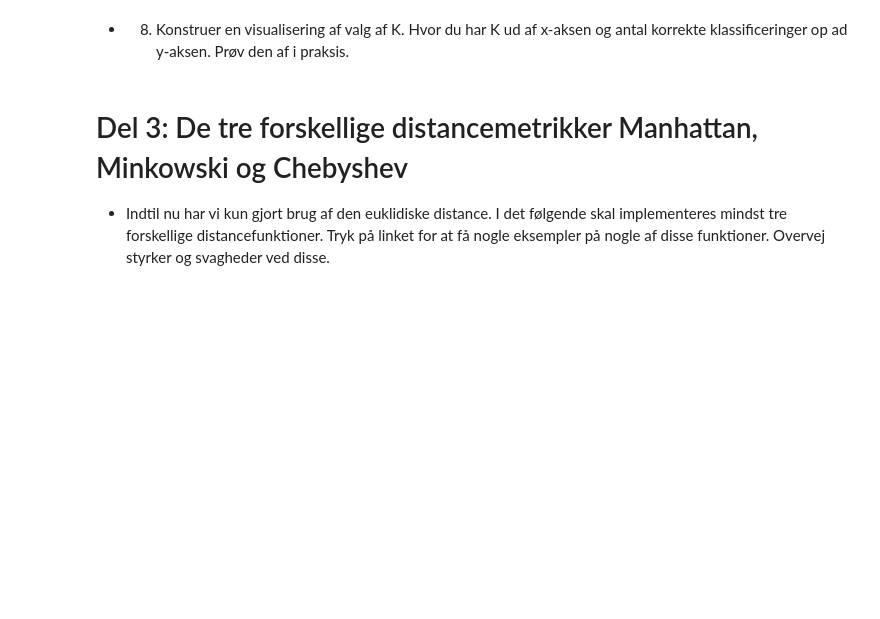
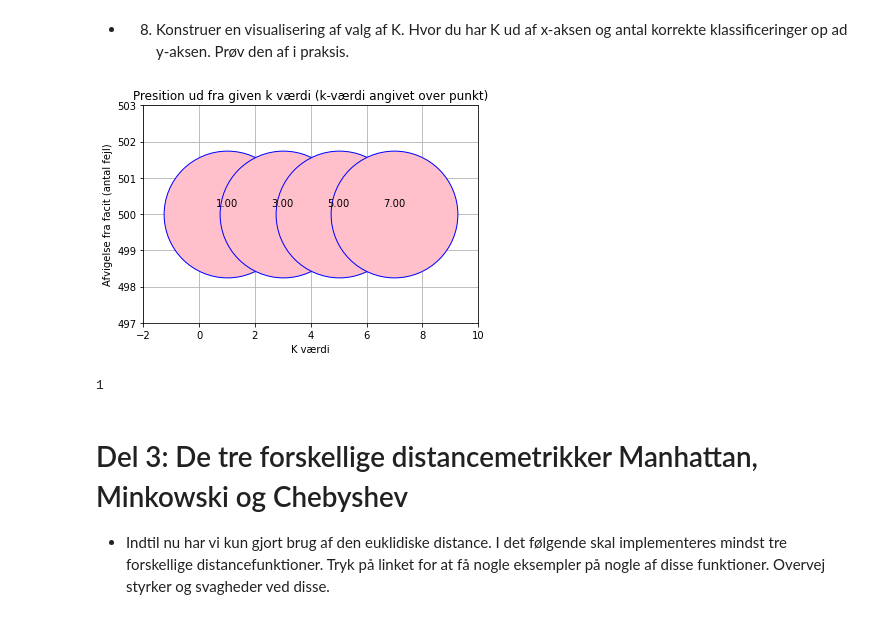
Before and after one commit to dendersen/inteligent-systems, a Jupyter notebook: del opgaver.ipynb, the cells around one changed output. Cells and saved outputs as stored; diff of their text form; code cells hidden in the pictures; blank space fills up the shorter version.

```diff
--- a/del opgaver.ipynb
+++ b/del opgaver.ipynb
@@ -113,5 +118,10 @@ knn.knn.Knn
 # %% [markdown]
 * 8. Konstruer en visualisering af valg af K. Hvor du har K ud af x-aksen og antal korrekte klassificeringer op ad y-aksen. Prøv den af i praksis.
+# %%
+k.visualizeK()
+# %% [output]
+[figure, added]
+1
 # %% [markdown]
 # Del 3: De tre forskellige distancemetrikker Manhattan, Minkowski og Chebyshev
 * Indtil nu har vi kun gjort brug af den euklidiske distance. I det følgende skal implementeres mindst tre forskellige distancefunktioner. Tryk på linket for at få nogle eksempler på nogle af disse funktioner. Overvej styrker og svagheder ved disse.
```
Also changed, not shown: parts of 3 cells of this notebook.
